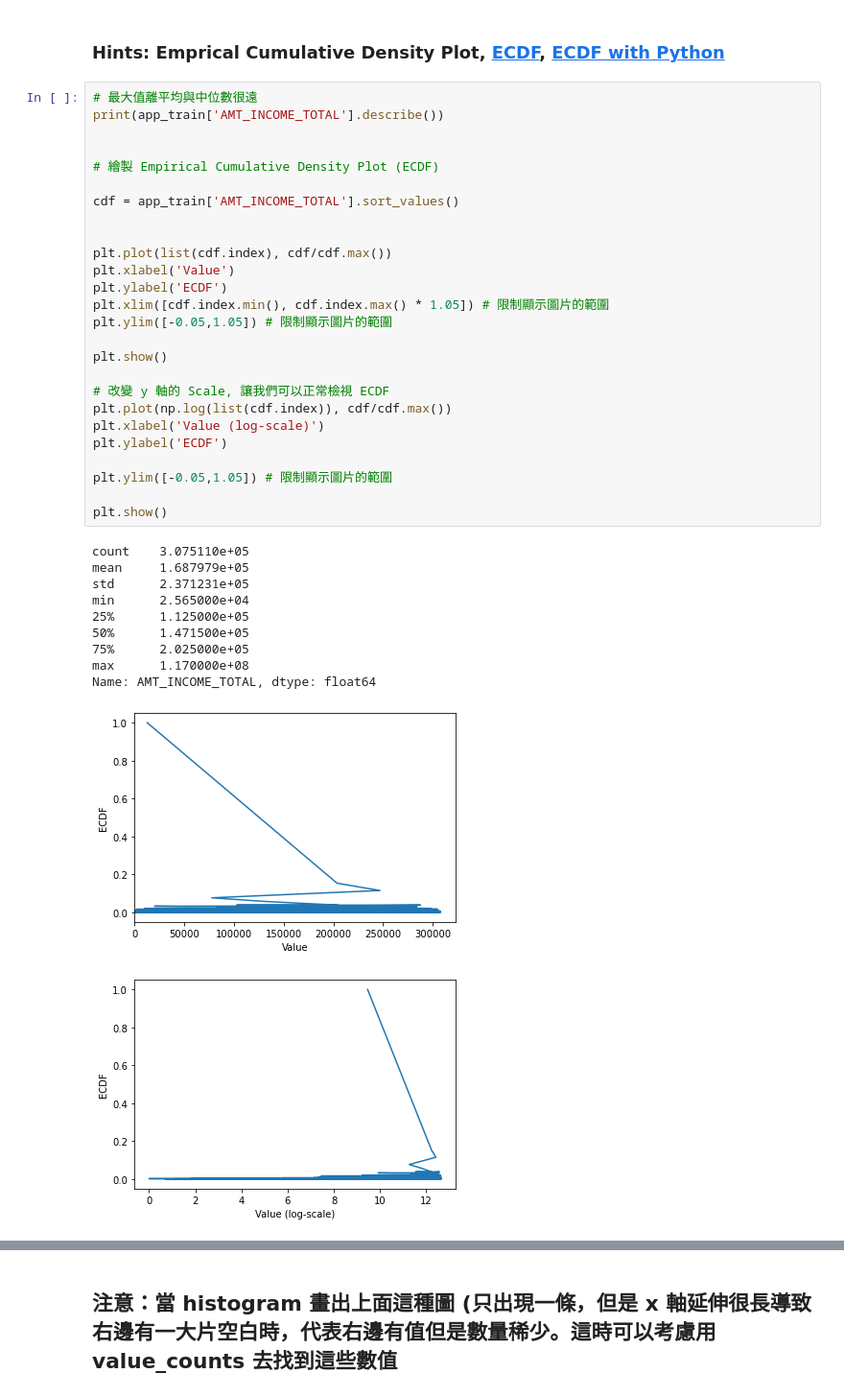
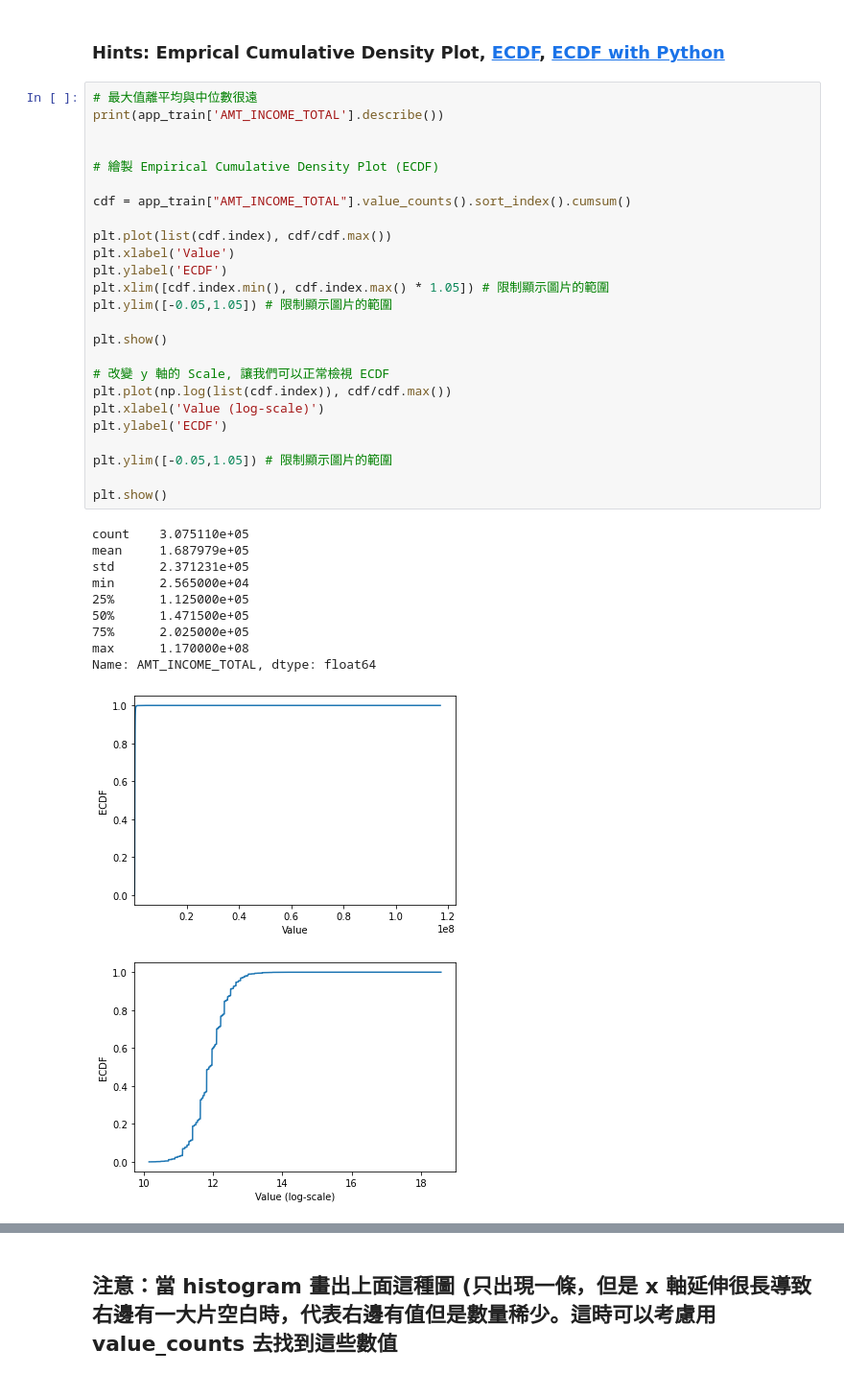
Before and after one commit to riven8567/5nd-ML100Days, a Jupyter notebook: Day_009_HW.ipynb, the cells around one changed output, grey strips where cells are left out. Shown at 96% size. Cells and saved outputs as stored; diff of their text form.

```diff
--- a/Day_009_HW.ipynb
+++ b/Day_009_HW.ipynb
@@ -96,37 +96,36 @@ print(app_train['AMT_INCOME_TOTAL'].describe())
 
 # 繪製 Empirical Cumulative Density Plot (ECDF)
 
-cdf = app_train['AMT_INCOME_TOTAL'].sort_values()
-
+cdf = app_train["AMT_INCOME_TOTAL"].value_counts().sort_index().cumsum()
 
 plt.plot(list(cdf.index), cdf/cdf.max())
 plt.xlabel('Value')
 plt.ylabel('ECDF')
 plt.xlim([cdf.index.min(), cdf.index.max() * 1.05]) # 限制顯示圖片的範圍
 plt.ylim([-0.05,1.05]) # 限制顯示圖片的範圍
 
 plt.show()
 
 # 改變 y 軸的 Scale, 讓我們可以正常檢視 ECDF
 plt.plot(np.log(list(cdf.index)), cdf/cdf.max())
 plt.xlabel('Value (log-scale)')
 plt.ylabel('ECDF')
 
 plt.ylim([-0.05,1.05]) # 限制顯示圖片的範圍
 
 plt.show()
 # %% [output]
 count    3.075110e+05
 mean     1.687979e+05
 std      2.371231e+05
 min      2.565000e+04
 25%      1.125000e+05
 50%      1.471500e+05
 75%      2.025000e+05
 max      1.170000e+08
 Name: AMT_INCOME_TOTAL, dtype: float64
-[figure, old version]
+[figure, new version]
-[figure, old version]
+[figure, new version]
 # %% [markdown]
 ## 補充：Normal dist 的 ECDF
 ![ecdf_normal](https://au.mathworks.com/help/examples/stats/win64/PlotEmpiricalCdfAndCompareWithSamplingDistributionExample_01.png)
```
Also changed, not shown: parts of 2 cells of this notebook.
